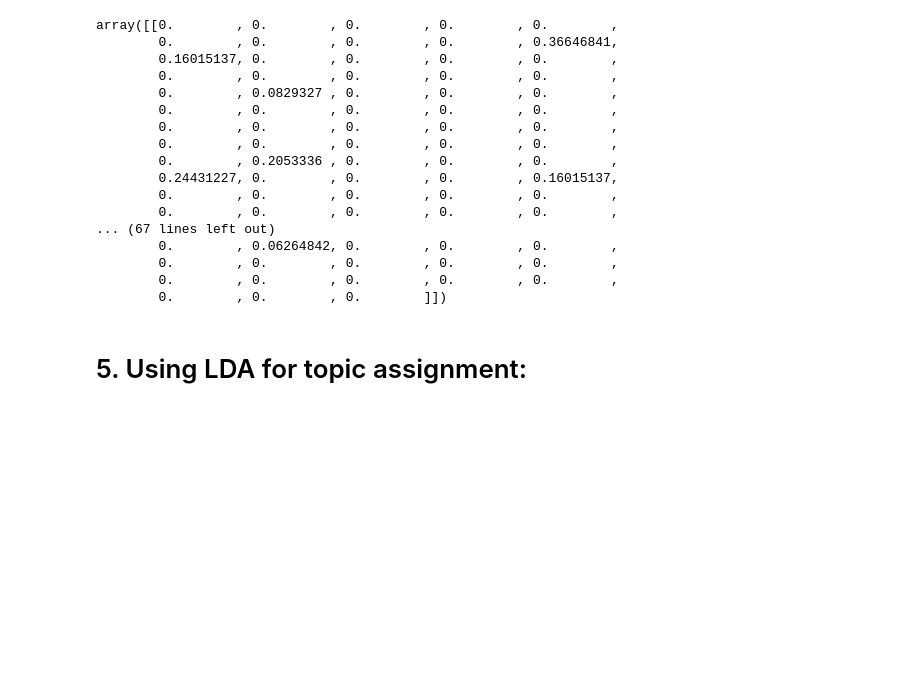
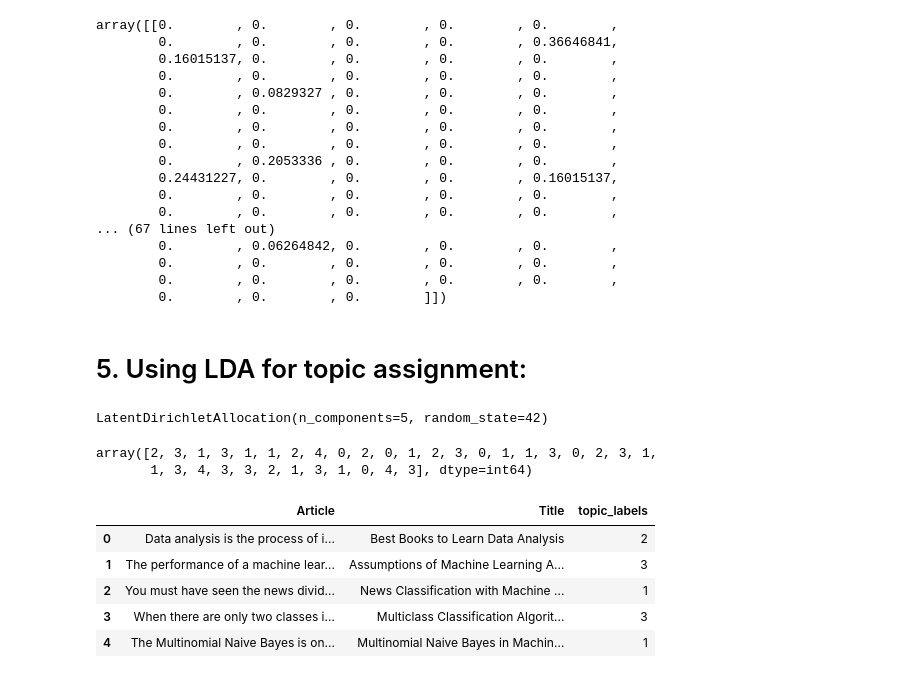
Before and after one commit to Nishan-k/Topic-Modelling-Using-Python, a Jupyter notebook: Topic Modelling With Python.ipynb, the cells around one changed output. Saved outputs shown, nothing was run; the diff lists cells and outputs as text; code cells hidden in the pictures; blank space fills up the shorter version.

```diff
--- a/Topic Modelling With Python.ipynb
+++ b/Topic Modelling With Python.ipynb
@@ -142,3 +142,28 @@ array([[0.        , 0.        , 0.        , 0.        , 0.        ,
         0.        , 0.        , 0.        ]])
 # %% [markdown]
 # 5. Using LDA for topic assignment:
+# %%
+lda = LatentDirichletAllocation(n_components=5, random_state=42)
+lda.fit(x)
+# %% [output]
+LatentDirichletAllocation(n_components=5, random_state=42)
+# %%
+topic_modelling = lda.transform(x)
+# %%
+topic_labels = np.argmax(topic_modelling, axis=1)
+# %%
+topic_labels
+# %% [output]
+array([2, 3, 1, 3, 1, 1, 2, 4, 0, 2, 0, 1, 2, 3, 0, 1, 1, 3, 0, 2, 3, 1,
+       1, 3, 4, 3, 3, 2, 1, 3, 1, 0, 4, 3], dtype=int64)
+# %%
+data['topic_labels'] = topic_labels
+# %%
+data.head()
+# %% [output]
+|  | Article | Title | topic_labels |
+| 0 | Data analysis is the process of i... | Best Books to Learn Data Analysis | 2 |
+| 1 | The performance of a machine lear... | Assumptions of Machine Learning A... | 3 |
+| 2 | You must have seen the news divid... | News Classification with Machine ... | 1 |
+| 3 | When there are only two classes i... | Multiclass Classification Algorit... | 3 |
+| 4 | The Multinomial Naive Bayes is on... | Multinomial Naive Bayes in Machin... | 1 |
```
